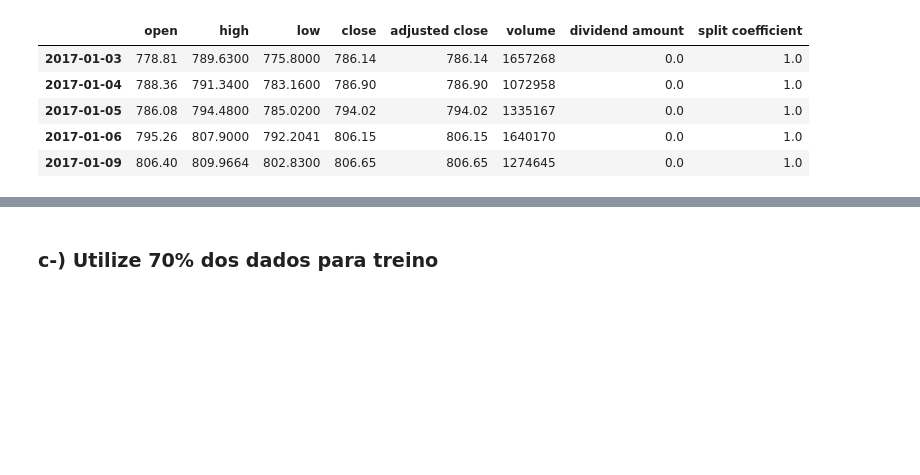
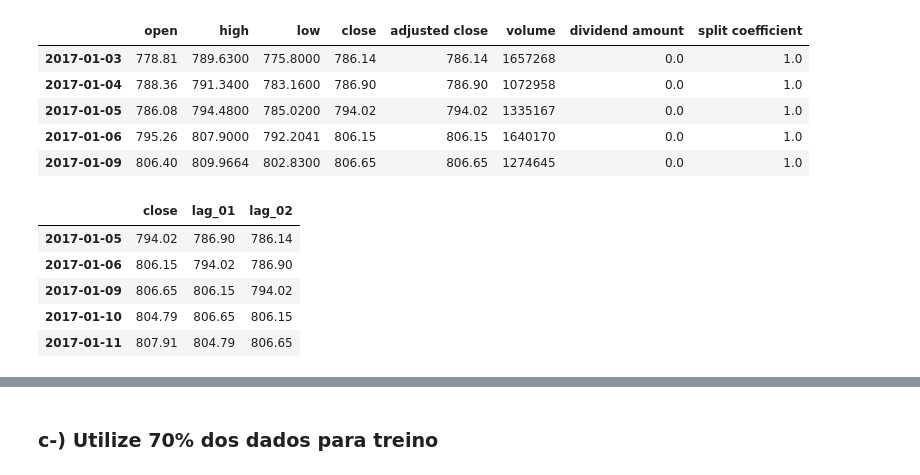
Before and after one commit to anoca-cs/FEA.DEV, a Jupyter notebook: FinQuant/Case/FinQuant Case.ipynb, the cells around one changed output, grey strips where cells are left out. Cells and saved outputs as stored; diff of their text form; code cells hidden in the pictures; blank space fills up the shorter version.

```diff
--- a/FinQuant/Case/FinQuant Case.ipynb
+++ b/FinQuant/Case/FinQuant Case.ipynb
@@ -1732,3 +1752,19 @@ fb.head()
 | 2017-01-05 | 786.08 | 794.4800 | 785.0200 | 794.02 | 794.02 | 1335167 | 0.0 | 1.0 |
 | 2017-01-06 | 795.26 | 807.9000 | 792.2041 | 806.15 | 806.15 | 1640170 | 0.0 | 1.0 |
 | 2017-01-09 | 806.40 | 809.9664 | 802.8300 | 806.65 | 806.65 | 1274645 | 0.0 | 1.0 |
+# %%
+# Lag
+
+google_close = pd.DataFrame(google, columns =  ['close'])
+google_close['lag_01'] = google_close.close.shift(1)
+google_close['lag_02'] = google_close.close.shift(2)
+google_close.dropna(inplace = True)
+
+google_close.head()
+# %% [output]
+|  | close | lag_01 | lag_02 |
+| 2017-01-05 | 794.02 | 786.90 | 786.14 |
+| 2017-01-06 | 806.15 | 794.02 | 786.90 |
+| 2017-01-09 | 806.65 | 806.15 | 794.02 |
+| 2017-01-10 | 804.79 | 806.65 | 806.15 |
+| 2017-01-11 | 807.91 | 804.79 | 806.65 |
```
Also changed, not shown: parts of 12 cells of this notebook.
